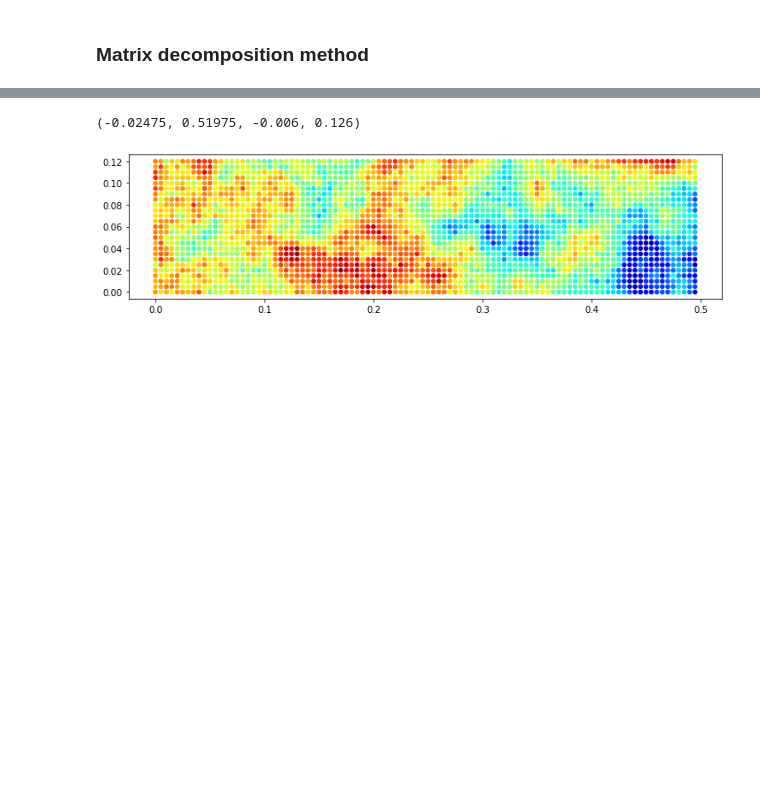
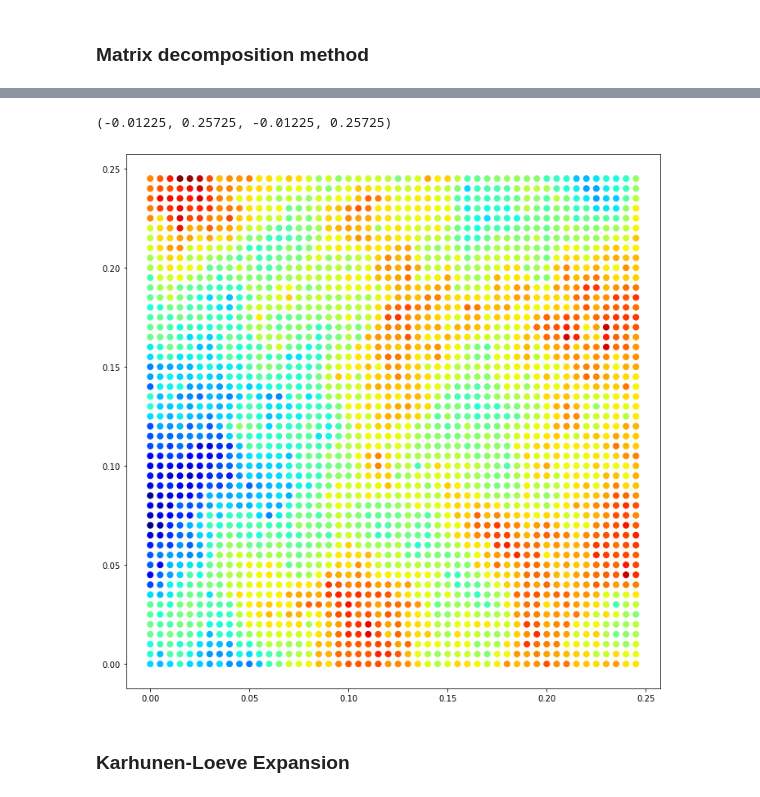
Before and after one commit to mark-hobbs/pyrf, a Jupyter notebook: Random_field_generation.ipynb, the cells around one changed output, grey strips where cells are left out. Cells and saved outputs as stored; diff of their text form; code cells hidden in the pictures; blank space fills up the shorter version.

```diff
--- a/Random_field_generation.ipynb
+++ b/Random_field_generation.ipynb
@@ -27,7 +27,7 @@ def build_material_point_coordinates(dx, n_div_x, n_div_y):
 
     return nodal_coordinates
 # %%
-nodal_coords = build_material_point_coordinates(5e-3, 100, 25)
+nodal_coords = build_material_point_coordinates(5e-3, 50, 50)
 plt.scatter(nodal_coords[:, 0], nodal_coords[:, 1], s=10)
 plt.axis('scaled')
 # %% [output]
@@ -46,29 +46,29 @@ correlation_length = 1   # Robin van der Have (2015) recommends that the correla
 # %%
 def build_correlation_matrix(mesh, c1, lc):
 
-    correlation_mat = numpy.zeros([len(mesh), len(mesh)])
+    correlation_mat = np.zeros([len(mesh), len(mesh)])
 
     for i in range(len(mesh)):
         for j in range(i+1):
-            correlation_mat[i, j] = c1 + (1 - c1) * numpy.exp(-numpy.linalg.norm(mesh[i, :] - mesh[j, :]) / lc)
+            correlation_mat[i, j] = c1 + (1 - c1) * np.exp(-np.linalg.norm(mesh[i, :] - mesh[j, :]) / lc)
             correlation_mat[j, i] = correlation_mat[i, j]
 
     return correlation_mat
 # %%
 def build_log_normal_distribution(std_dev, mean, correlation_mat):
 
-    std_norm = numpy.sqrt(numpy.log(1 + std_dev / mean)**2)
-    correlation_mat = (numpy.exp(correlation_mat * std_norm**2) - 1) / (numpy.exp(std_norm**2) - 1)
+    std_norm = np.sqrt(np.log(1 + std_dev / mean)**2)
+    correlation_mat = (np.exp(correlation_mat * std_norm**2) - 1) / (np.exp(std_norm**2) - 1)
     plt.imshow(correlation_mat)
 
     return correlation_mat
 # %%
 def decompose_correlation_matrix(correlation_mat, mean, std_dev):
 
-    eigenvalues, eigenvectors = numpy.linalg.eig(correlation_mat)
-    L = eigenvectors * numpy.sqrt(numpy.absolute(eigenvalues))
-    RV = numpy.random.uniform(low=0.0, high=1.0, size=[len(correlation_mat)])
-    correlated_random_variables = mean + (numpy.matmul(L, RV) * std_dev)
+    eigenvalues, eigenvectors = np.linalg.eig(correlation_mat)
+    L = eigenvectors * np.sqrt(np.absolute(eigenvalues))
+    RV = np.random.uniform(low=0.0, high=1.0, size=[len(correlation_mat)])
+    correlated_random_variables = mean + (np.matmul(L, RV) * std_dev)
 
     return correlated_random_variables
 # %%
@@ -99,9 +102,11 @@ plt.hist(crv)
 # %%
 fig = plt.figure(figsize=(12,12))
 ax = fig.add_subplot(111)
-ax.scatter(nodal_coords[:,0], nodal_coords[:,1], s=20,
+ax.scatter(nodal_coords[:,0], nodal_coords[:,1], s=50,
            c=crv, marker = 'o', cmap = cm.jet );
 plt.axis('scaled')
 # %% [output]
-(-0.02475, 0.51975, -0.006, 0.126)
+(-0.01225, 0.25725, -0.01225, 0.25725)
-[figure, old version]
+[figure, new version]
+# %% [markdown]
+### Karhunen-Loeve Expansion
```
Also changed, not shown: parts of 6 cells of this notebook, 1 other file.
